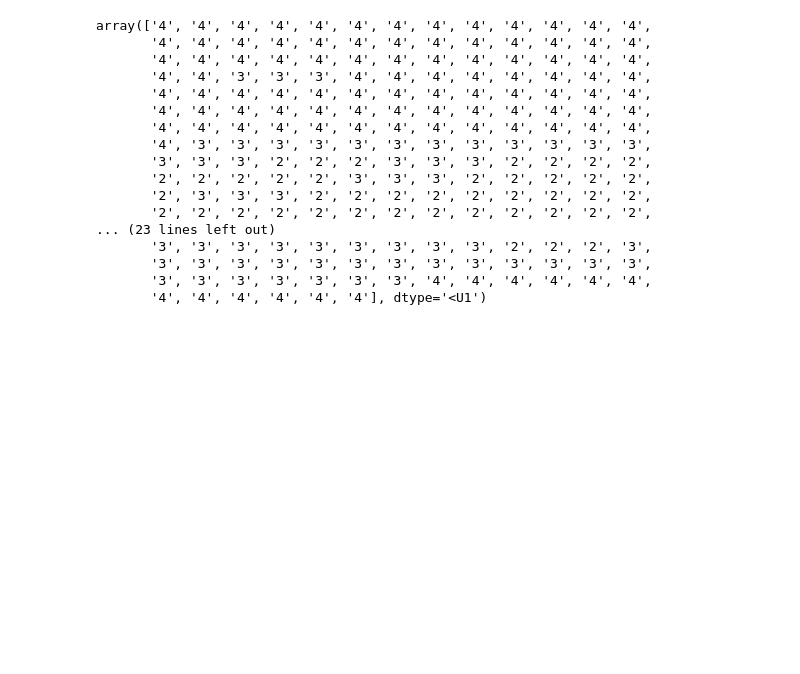
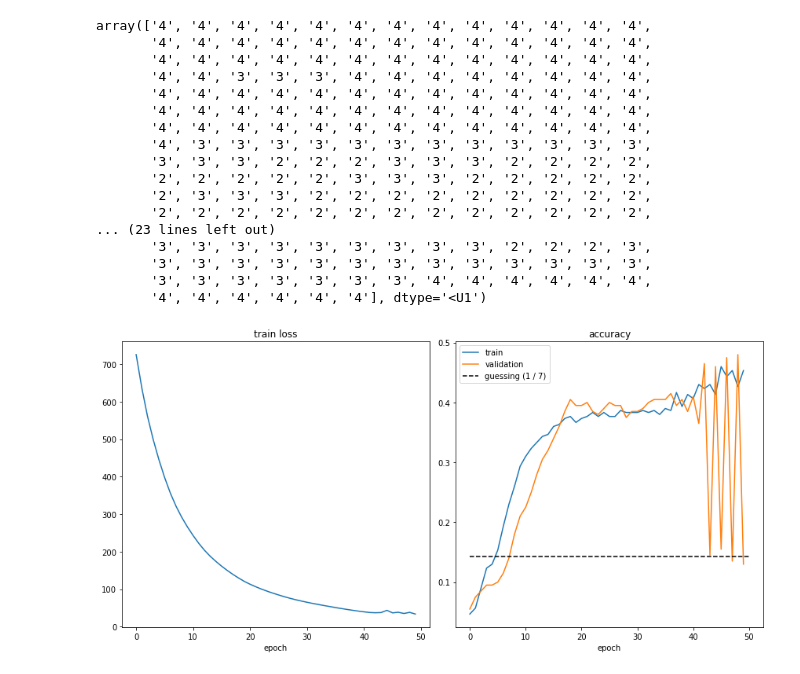
Before and after one commit to btrendler/v3_project_winter, a Jupyter notebook: nathan-modeling.ipynb, the cells around one changed output. Cells and saved outputs as stored; diff of their text form; code cells hidden in the pictures; blank space fills up the shorter version.

Commit message:
started fitting linear classifier from Kalman hidden states to sleep stages

```diff
--- a/nathan-modeling.ipynb
+++ b/nathan-modeling.ipynb
@@ -137,9 +142,9 @@ hyp_idx = np.array([np.maximum(np.argmax(frame < timestamps) - 1, 0) for frame i
 hyp_stages = stages[hyp_idx]
 
 # 500 Fourier coefficients... Mostly zero after 100, so keep only the first 100
-top_idx = 100
+top_freq_idx = 100
 Tmin, Tmax = 3250, 3750
-fourier = fourier[Tmin:Tmax, :top_idx]
+fourier = fourier[Tmin:Tmax, :top_freq_idx]
 T, N = fourier.shape
 
 T, N
@@ -147,7 +152,9 @@ T, N
 (500, 100)
 # %%
 sleep_stages=  ('m', 'w', '1', '2', '3', '4', 'r')
-dim_x = len(sleep_stages)
+# dim_x doesn't necessarily need to be the same as num_stages
+num_stages = len(sleep_stages)
+dim_x = num_stages
 dim_z = N
 
 kf = KalmanFilter(n_dim_state=dim_x, n_dim_obs=dim_z)
@@ -193,5 +184,6 @@ array([6, 5, 5, 5, 5, 5, 5, 3, 3, 3, 3, 3, 3, 3, 3, 3, 0, 0, 4, 4, 4, 4,
 # %%
-hyp_stages[Tmin:Tmax]
+labels = hyp_stages[Tmin:Tmax]
+labels
 # %% [output]
 array(['4', '4', '4', '4', '4', '4', '4', '4', '4', '4', '4', '4', '4',
        '4', '4', '4', '4', '4', '4', '4', '4', '4', '4', '4', '4', '4',
@@ -210,4 +202,67 @@ array(['4', '4', '4', '4', '4', '4', '4', '4', '4', '4', '4', '4', '4',
        '3', '3', '3', '3', '3', '3', '3', '3', '3', '3', '3', '3', '3',
        '3', '3', '3', '3', '3', '3', '3', '4', '4', '4', '4', '4', '4',
        '4', '4', '4', '4', '4', '4'], dtype='<U1')
+# %%
+enc = OrdinalEncoder(dtype=int)
+enc.fit(np.array([sleep_stages]).T)
+ordinal_labels = enc.transform(labels[:, np.newaxis])
+# ordinal_labels = enc.transform(np.array([sleep_stages]).T)
+# ordinal_labels
+# %%
+torch.manual_seed(42)
+linear = nn.Linear(dim_x, num_stages, dtype=float)
+lr = 1e-4
+opt = optim.SGD(params=linear.parameters(), lr=lr)
+criterion = nn.CrossEntropyLoss()
+
+train_size = 300
+assert train_size < T, f'train_size ({train_size}) should be less than total sample size ({T})'
+
+train_states = tensor(states[:train_size])
+train_ordinal_labels = tensor(np.squeeze(ordinal_labels[:train_size]))
+
+val_states = tensor(states[train_size:])
+val_ordinal_labels = tensor(np.squeeze(ordinal_labels[train_size:]))
+
+EPOCHS = 50
+losses = np.full(EPOCHS, np.inf)
+train_scores = np.full(EPOCHS, - np.inf)
+val_scores = np.full(EPOCHS, - np.inf)
+for i in range(EPOCHS):
+  train_outputs = linear(train_states)
+
+  loss = criterion(train_outputs, train_ordinal_labels)
+  losses[i] = loss.item()
+  loss.backward()
+  opt.step()
+  opt.zero_grad()
+
+  train_preds = torch.argmax(train_outputs, axis=1)
+  score = accuracy_score(train_ordinal_labels, train_preds)
+  train_scores[i] = score
+
+  val_outputs = linear(val_states)
+  val_preds = torch.argmax(val_outputs, axis=1)
+  score = accuracy_score(val_ordinal_labels, val_preds)
+  val_scores[i] = score
+
+fig, axs = plt.subplots(1, 2, figsize=(12, 6))
+
+ax = axs[0]
+ax.plot(losses)
+ax.set_title('train loss')
+ax.set_xlabel('epoch')
+
+ax = axs[1]
+ax.plot(train_scores, label='train')
+ax.plot(val_scores, label='validation')
+ax.set_title('accuracy')
+ax.set_xlabel('epoch')
+ax.hlines(1/num_stages, 0, EPOCHS, color='black', linestyles='--', label=f'guessing (1 / {num_stages})')
+ax.legend()
+
+fig.tight_layout()
+fig.show()
+# %% [output]
+[figure, added]
 # %%
```
Also changed, not shown: parts of 8 cells of this notebook.
